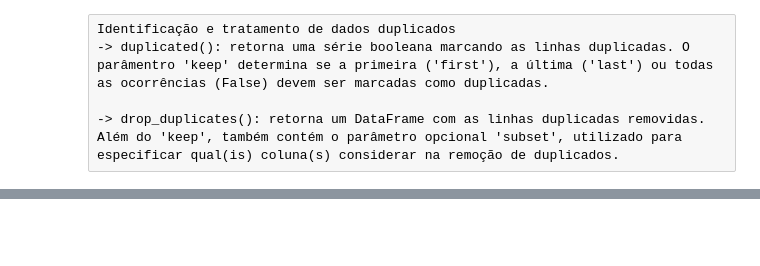
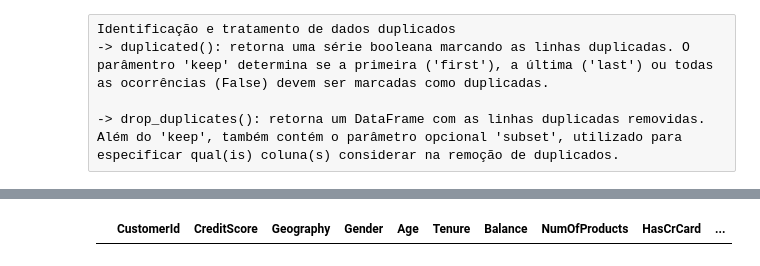
Before and after one commit to leandroclv/analista_dados_python_udemy, a Jupyter notebook: projeto_curso.ipynb, the cells around one changed output, grey strips where cells are left out. Saved outputs shown, nothing was run; the diff lists cells and outputs as text; code cells hidden in the pictures; blank space fills up the shorter version.

```diff
--- a/projeto_curso.ipynb
+++ b/projeto_curso.ipynb
@@ -631,0 +647,4 @@ Identificação e tratamento de dados duplicados
+# %%
+df_churn[df_churn.duplicated(keep=False)]
+# %% [output]
+|  | CustomerId | CreditScore | Geography | Gender | Age | Tenure | Balance | NumOfProducts | HasCrCard | ... |
```
Also changed, not shown: parts of 21 cells of this notebook.
